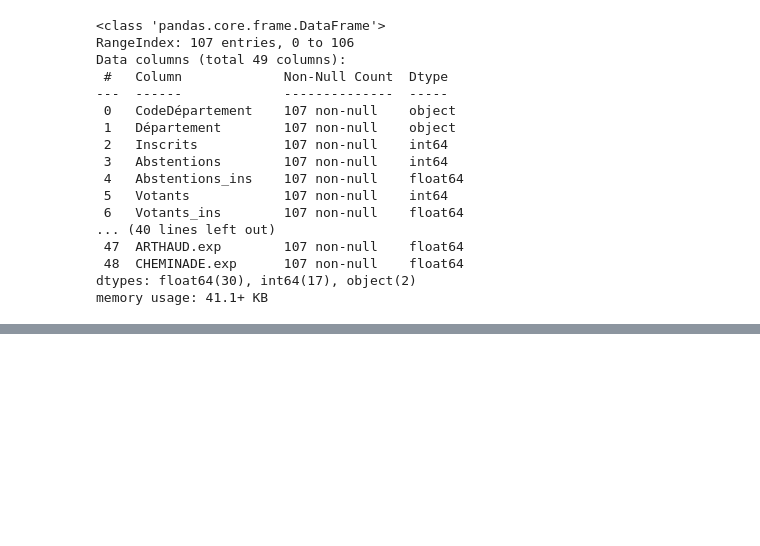
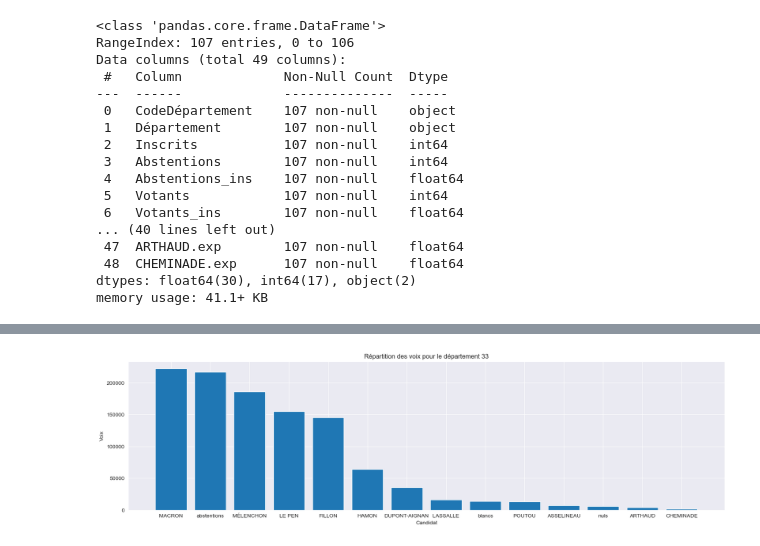
Before and after one commit to Gastonpallas/mspr-election, a Jupyter notebook: election2017.ipynb, the cells around one changed output, grey strips where cells are left out. Cells and saved outputs as stored; diff of their text form; code cells hidden in the pictures; blank space fills up the shorter version.

Commit message:
dataViz election2017 et 2022

```diff
--- a/election2017.ipynb
+++ b/election2017.ipynb
@@ -40,2 +42,23 @@ df = df.loc[df['code_departement'] != 'fr_etranger']
 # %%
 df_transforme.to_csv(sortie, index=False)
+# %%
+# DataViz
+
+import matplotlib.pyplot as plt
+
+
+
+code_departement_specifique = '33'
+df_departement_specifique = df_transforme[df_transforme['code_departement'] == code_departement_specifique]
+df_departement_specifique = df_departement_specifique.sort_values(by='voix', ascending=False)
+
+
+# Création du diagramme à barres pour le département spécifié
+plt.figure(figsize=(20, 5))
+plt.bar(df_departement_specifique['nom'], df_departement_specifique['voix'])
+plt.xlabel('Candidat')
+plt.ylabel('Voix')
+plt.title(f'Répartition des voix pour le département {code_departement_specifique}')
+plt.show()
+# %% [output]
+[figure, added]
```
Also changed, not shown: parts of 1 cell of this notebook, 1 other file.
